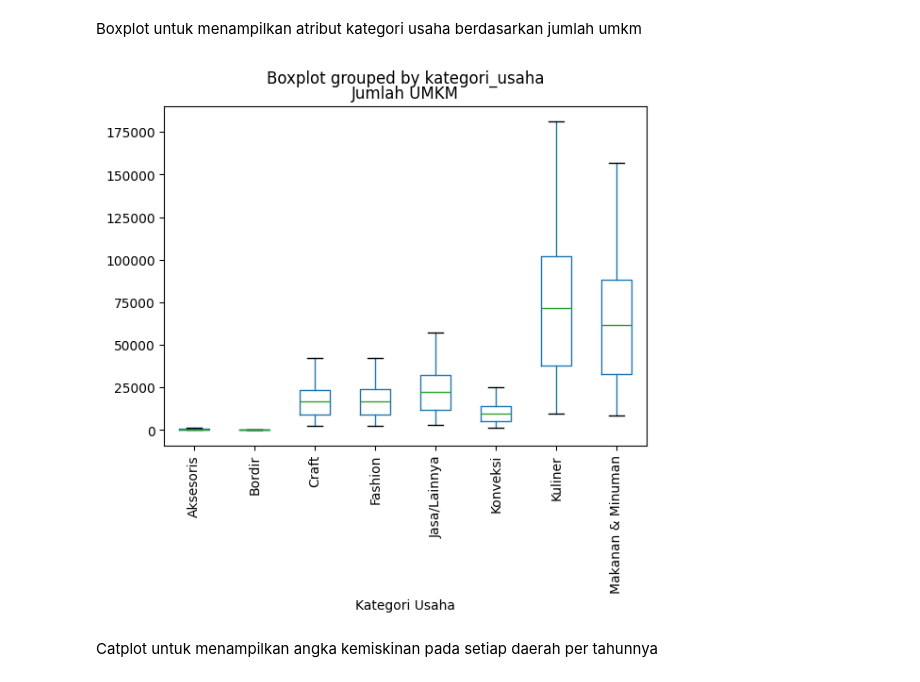
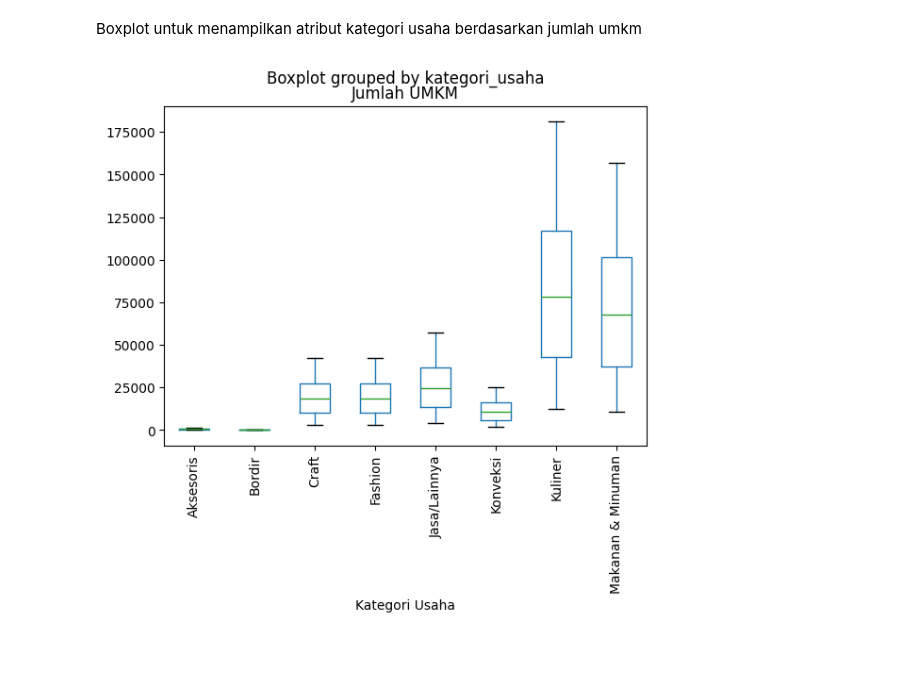
Before and after one commit to NabilHanifA/Data-Mining-Kel-1-2023, a Jupyter notebook: EDAv1.ipynb, the cells around one changed output. Saved outputs shown, nothing was run; the diff lists cells and outputs as text; code cells hidden in the pictures; blank space fills up the shorter version.

```diff
--- a/EDAv1.ipynb
+++ b/EDAv1.ipynb
@@ -188,5 +218,6 @@ df_kemiskinan = df_kemiskinan[['kode_provinsi', 'nama_provinsi', 'kode_kabupaten
 # %%
-df2 = pd.merge(df_umkm, df_kemiskinan,how="left", on=["kode_kabupaten_kota", "tahun"])
+df2 = pd.merge(df_umkm, df_penduduk, how="left", on=["kode_kabupaten_kota", "tahun"])
+df2 = pd.merge(df2, df_pendudukmiskin, how="left", on=["kode_kabupaten_kota", "tahun"])
 df2.head()
 # %% [output]
 |  | nama_provinsi_x | kode_kabupaten_kota | nama_kabupaten_kota_x | kategori_usaha | jumlah_umkm | satuan_x | ... |
@@ -198,9 +229,7 @@ df2.head()
 # %% [markdown]
 ### Penghapusan nama atribut yang terduplikasi
 # %%
-df2 = df2.drop(columns=['nama_provinsi_y', 'nama_kabupaten_kota_y', 'satuan_x', 'satuan_y'])
-df2 = df2.rename(columns={'nama_provinsi_x': 'nama_provinsi', 'nama_kabupaten_kota_x': 'nama_kabupaten_kota'})
-df2["kode_provinsi"] = df2["kode_provinsi"].astype("category")
-df2["kode_kabupaten_kota"] = df2["kode_kabupaten_kota"].astype("category")
+df2 = df2.drop(columns=['nama_provinsi_x', 'nama_kabupaten_kota_x', 'satuan_x', 'nama_provinsi_y', 'nama_kabupaten_kota_y', 'satuan_y', 'kode_provinsi_y', 'satuan'])
+df2 = df2.rename(columns={'kode_provinsi_x': 'kode_provinsi'})
 df2.head()
 # %% [output]
@@ -213,5 +242,5 @@ df2.head()
 # %%
-df2 = df2[['kode_provinsi', 'nama_provinsi', 'kode_kabupaten_kota', 'nama_kabupaten_kota', 'kategori_usaha', 'jumlah_umkm', 'angka_garis_kemiskinan', 'tahun']]
+df2 = df2[['kode_provinsi', 'nama_provinsi', 'kode_kabupaten_kota', 'nama_kabupaten_kota', 'kategori_usaha', 'jumlah_umkm', 'jumlah_penduduk', 'persentase_penduduk_miskin', 'tahun']]
 df2.head()
 # %% [output]
 |  | kode_provinsi | nama_provinsi | kode_kabupaten_kota | nama_kabupaten_kota | kategori_usaha | jumlah_umkm | ... |
@@ -232,0 +264,8 @@ df2021 = df3[df3['tahun'] == '2021-01-01']
+# %%
+df4 = df2.groupby(['nama_kabupaten_kota', 'jumlah_penduduk', 'tahun'])['jumlah_umkm'].sum().reset_index()
+df5 = df2.groupby(['nama_kabupaten_kota', 'kategori_usaha', 'tahun'])['jumlah_umkm'].sum().reset_index()
+df6 = df2.groupby(['nama_kabupaten_kota', 'jumlah_penduduk', 'persentase_penduduk_miskin', 'tahun'])['jumlah_umkm'].sum().reset_index()
+df5_2019 = df5[df5['tahun'] == 2019]
+df5_2020 = df5[df5['tahun'] == 2020]
+df5_2021 = df5[df5['tahun'] == 2021]
+df6_2021 = df6[df6['tahun'] == 2021]
@@ -233,12 +336,10 @@ df2021 = df3[df3['tahun'] == '2021-01-01']
 # %% [markdown]
 Boxplot untuk menampilkan atribut kategori usaha berdasarkan jumlah umkm
 # %%
-df4.boxplot(by ='kategori_usaha', column =['jumlah_umkm'], grid = False)
+df5_2021.boxplot(by ='kategori_usaha', column =['jumlah_umkm'], grid = False)
 plt.title("Jumlah UMKM")
 plt.xlabel('Kategori Usaha')
 plt.xticks(rotation=90)
 plt.show()
 # %% [output]
-[figure, old version]
+[figure, new version]
-# %% [markdown]
-Catplot untuk menampilkan angka kemiskinan pada setiap daerah per tahunnya
```
Also changed, not shown: parts of 35 cells of this notebook, 4 other files.
